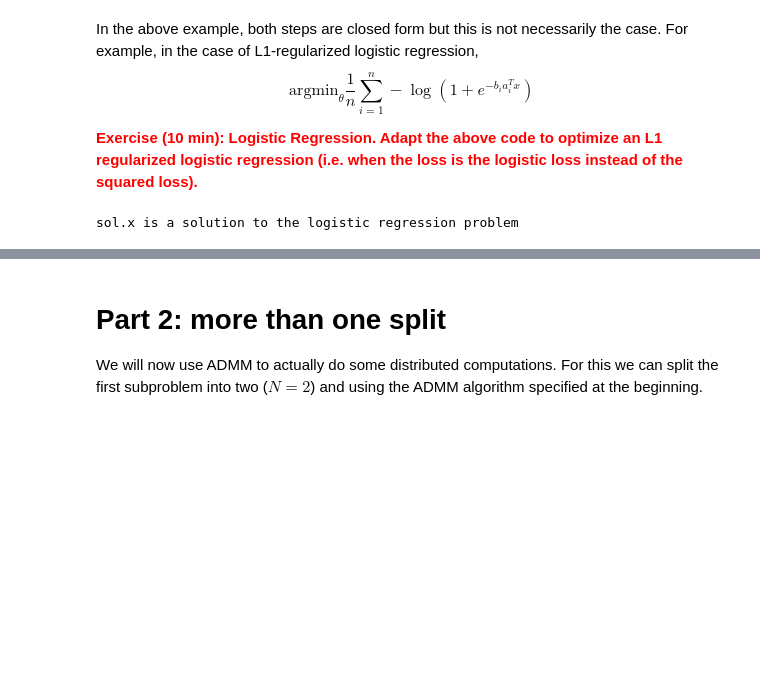
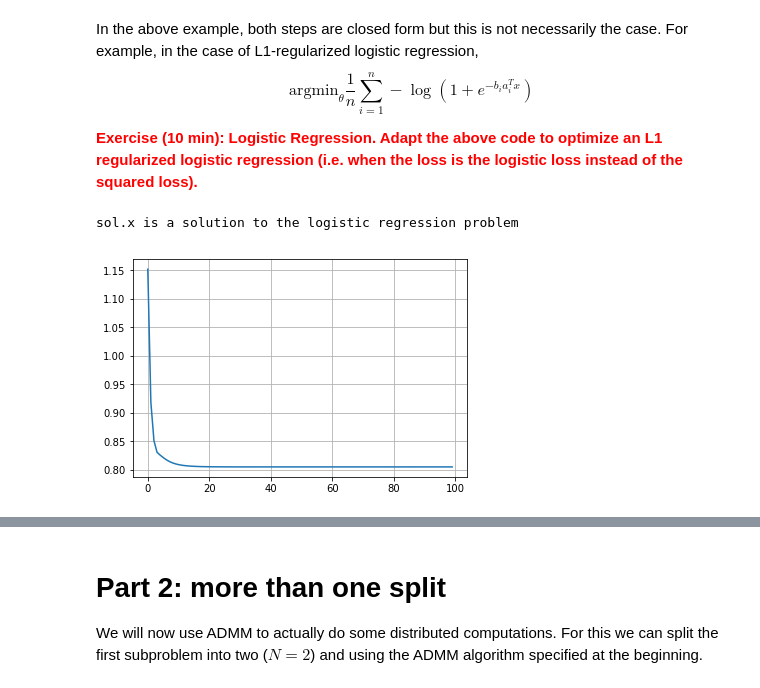
Before and after one commit to fabianp/DSOML_2017, a Jupyter notebook: 05-ADMM.ipynb, the cells around one changed output, grey strips where cells are left out. Saved outputs shown, nothing was run; the diff lists cells and outputs as text; code cells hidden in the pictures; blank space fills up the shorter version.

```diff
--- a/05-ADMM.ipynb
+++ b/05-ADMM.ipynb
@@ -175,2 +201,8 @@ print('sol.x is a solution to the logistic regression problem')
 # %% [output]
 sol.x is a solution to the logistic regression problem
+# %%
+plt.plot(func_vals)
+plt.grid()
+plt.show()
+# %% [output]
+[figure, added]
```
Also changed, not shown: parts of 10 cells of this notebook, 2 other files.
